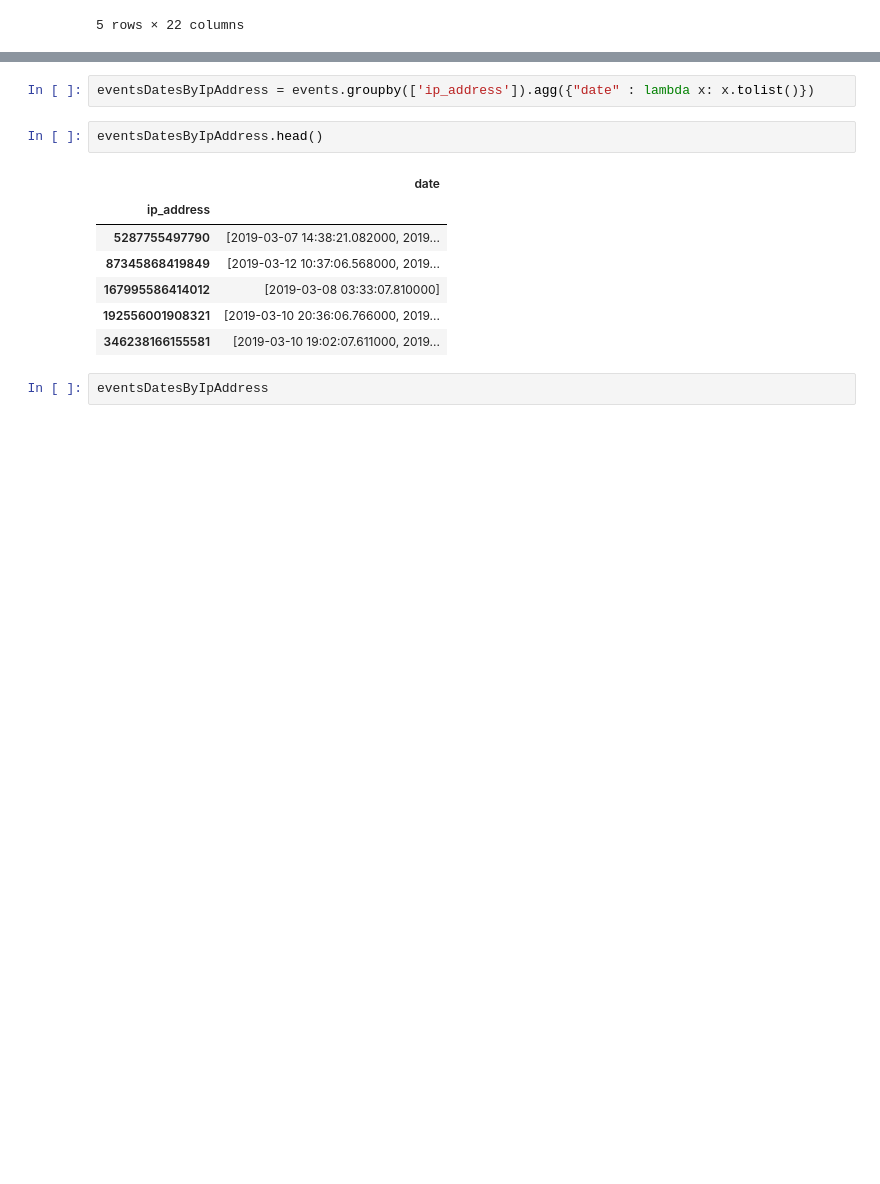
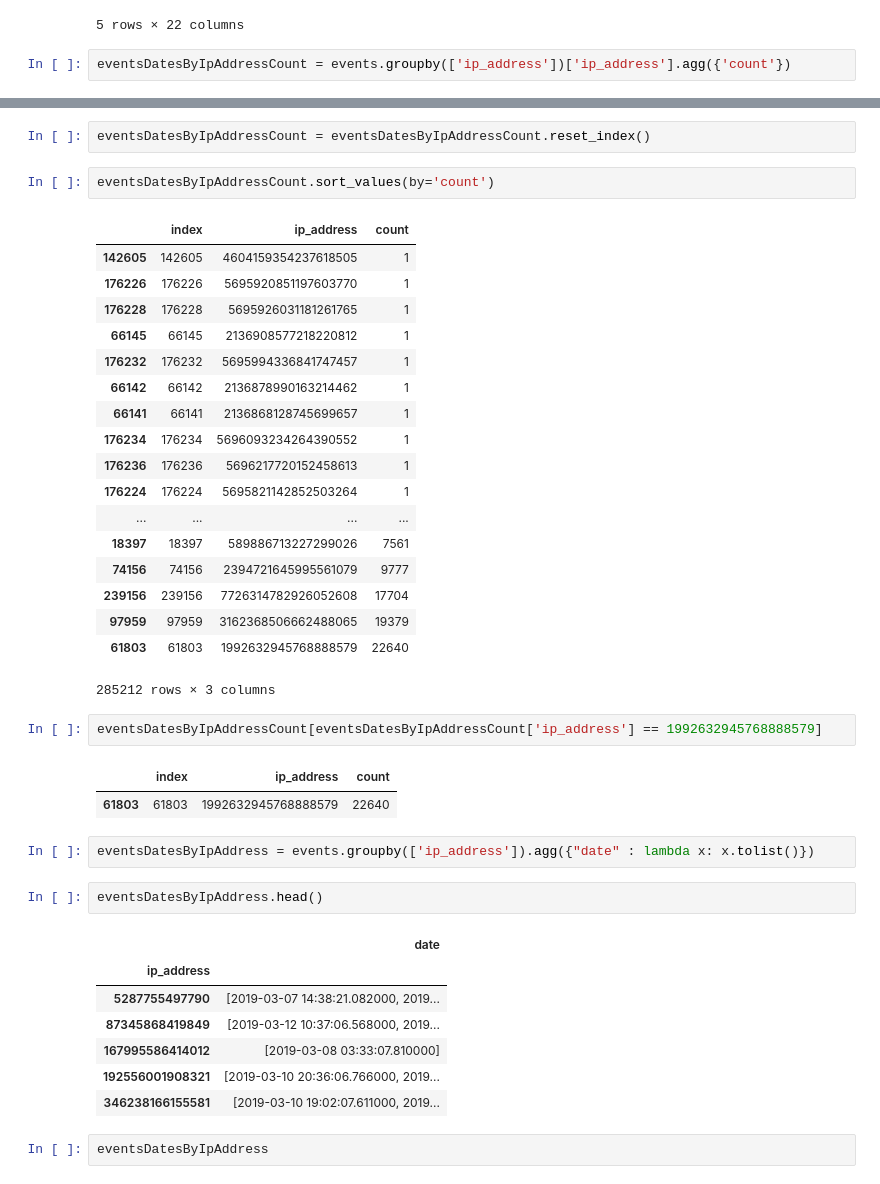
Before and after one commit to MartinRosasSommer/Datos2019, a Jupyter notebook: IpsWithDateOcurrencies.ipynb, the cells around one changed output, grey strips where cells are left out. Drawn from its saved outputs; the diff is of its cells as text; blank space fills up the shorter version.

```diff
--- a/IpsWithDateOcurrencies.ipynb
+++ b/IpsWithDateOcurrencies.ipynb
@@ -12,3 +12,5 @@ events.head()
 | 3 | 2019-03-05 00:09:31.107 | 2 | 1891515180541284343 | 2688759737656491380 | 38 | False | 6333597102633388268 | ... |
 | 4 | 2019-03-09 21:00:36.585 | 3 | 1891515180541284343 | 2635154697734164782 | 38 | False | 6333597102633388268 | ... |
 5 rows × 22 columns
+# %%
+eventsDatesByIpAddressCount = events.groupby(['ip_address'])['ip_address'].agg({'count'})
@@ -15,3 +50,31 @@ events.head()
+# %%
+eventsDatesByIpAddressCount = eventsDatesByIpAddressCount.reset_index()
+# %%
+eventsDatesByIpAddressCount.sort_values(by='count')
+# %% [output]
+|  | index | ip_address | count |
+| 142605 | 142605 | 4604159354237618505 | 1 |
+| 176226 | 176226 | 5695920851197603770 | 1 |
+| 176228 | 176228 | 5695926031181261765 | 1 |
+| 66145 | 66145 | 2136908577218220812 | 1 |
+| 176232 | 176232 | 5695994336841747457 | 1 |
+| 66142 | 66142 | 2136878990163214462 | 1 |
+| 66141 | 66141 | 2136868128745699657 | 1 |
+| 176234 | 176234 | 5696093234264390552 | 1 |
+| 176236 | 176236 | 5696217720152458613 | 1 |
+| 176224 | 176224 | 5695821142852503264 | 1 |
+| ... | ... | ... | ... |
+| 18397 | 18397 | 589886713227299026 | 7561 |
+| 74156 | 74156 | 2394721645995561079 | 9777 |
+| 239156 | 239156 | 7726314782926052608 | 17704 |
+| 97959 | 97959 | 3162368506662488065 | 19379 |
+| 61803 | 61803 | 1992632945768888579 | 22640 |
+285212 rows × 3 columns
+# %%
+eventsDatesByIpAddressCount[eventsDatesByIpAddressCount['ip_address'] == 1992632945768888579]
+# %% [output]
+|  | index | ip_address | count |
+| 61803 | 61803 | 1992632945768888579 | 22640 |
 # %%
 eventsDatesByIpAddress = events.groupby(['ip_address']).agg({"date" : lambda x: x.tolist()})
 # %%
```
Also changed, not shown: parts of 19 cells of this notebook, 2 other files.
